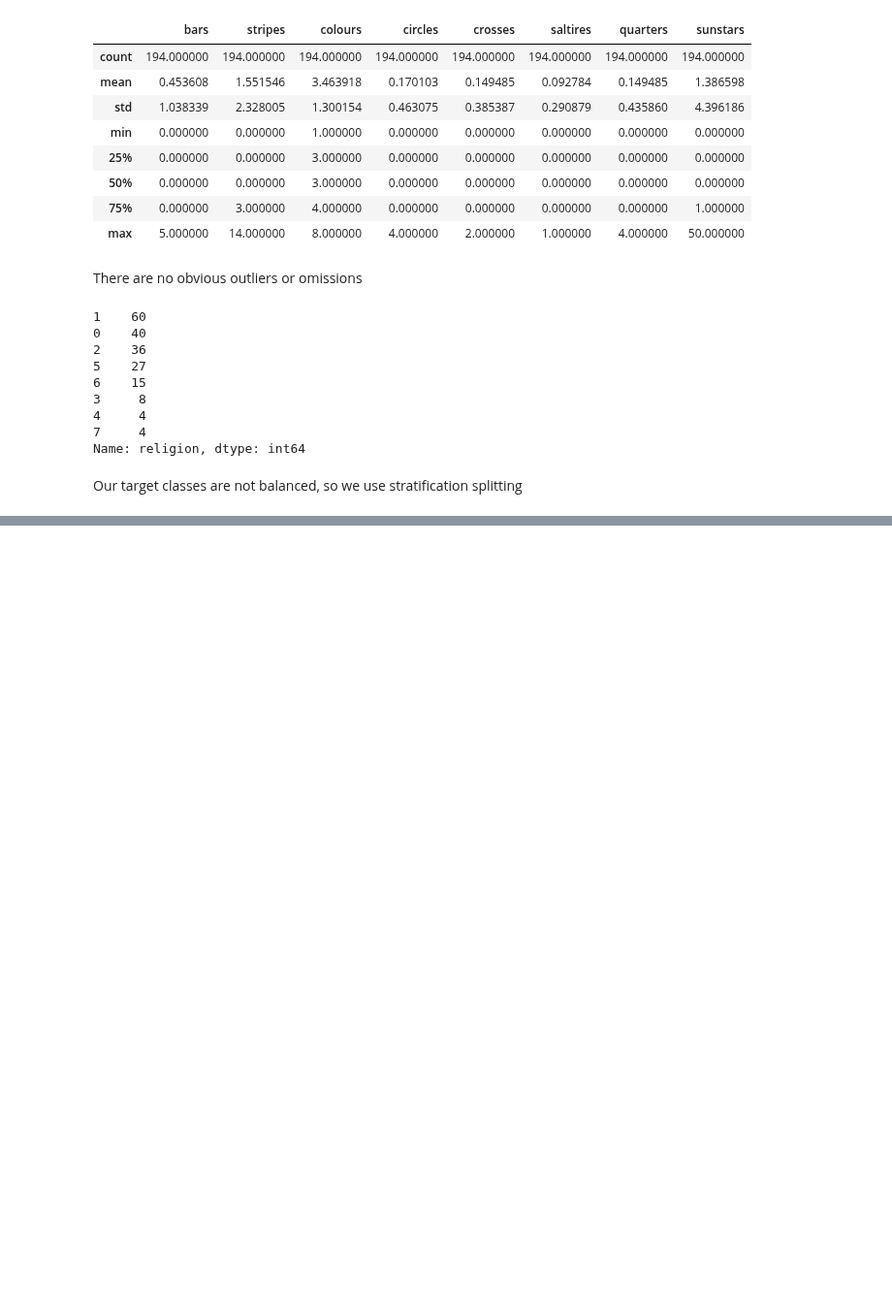
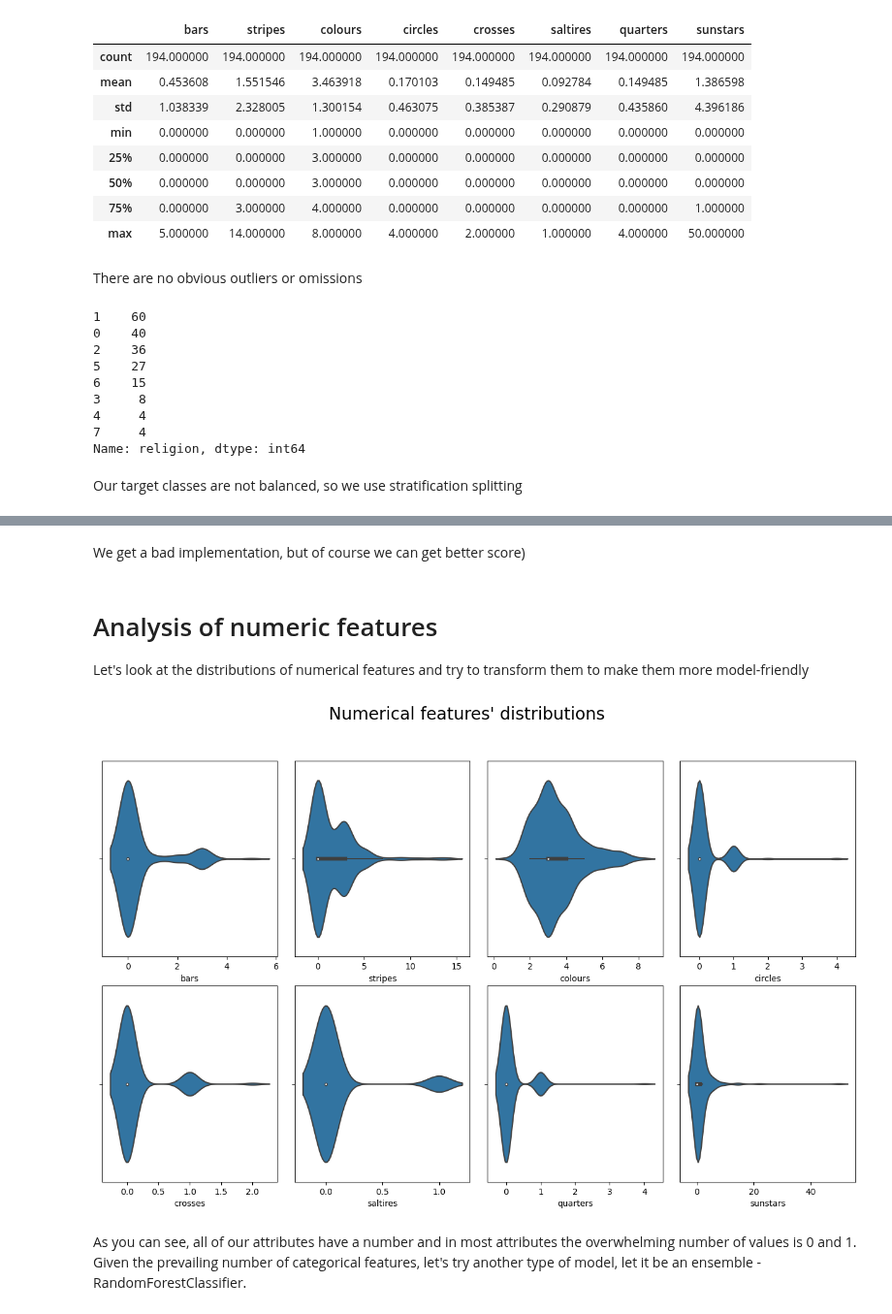
Before and after one commit to Fedorov-Nikita/Classification-Flags, a Jupyter notebook: classification-flags.ipynb, the cells around one changed output, grey strips where cells are left out. Shown at 97% size. Saved outputs shown, nothing was run; the diff lists cells and outputs as text; code cells hidden in the pictures; blank space fills up the shorter version.

Commit message:
Add analysis of numeric features

```diff
--- a/classification-flags.ipynb
+++ b/classification-flags.ipynb
@@ -96,0 +112,22 @@ f"{model} - Accuracy:{round(accuracy_score(y_test, model.predict(X_test)), 5)},
+# %% [markdown]
+We get a bad implementation, but of course we can get better score)
+# %% [markdown]
+# Analysis of numeric features
+Let's look at the distributions of numerical features and try to transform them to make them more model-friendly
+# %%
+fig, axs = plt.subplots(2,4, figsize=(16,9))
+plt.suptitle("Numerical features' distributions", size=20)
+plt.subplots_adjust(wspace=0.1, hspace=0.15)
+sns.violinplot(X.bars, ax=axs[0,0])
+sns.violinplot(X.stripes, ax=axs[0,1])
+sns.violinplot(X.colours, ax=axs[0,2])
+sns.violinplot(X.circles, ax=axs[0,3])
+sns.violinplot(X.crosses, ax=axs[1,0])
+sns.violinplot(X.saltires, ax=axs[1,1])
+sns.violinplot(X.quarters, ax=axs[1,2])
+sns.violinplot(X.sunstars, ax=axs[1,3])
+plt.show()
+# %% [output]
+[figure, added]
+# %% [markdown]
+As you can see, all of our attributes have a number and in most attributes the overwhelming number of values is 0 and 1. Given the prevailing number of categorical features, let's try another type of model, let it be an ensemble - RandomForestClassifier.
```
Also changed, not shown: parts of 4 cells of this notebook.
